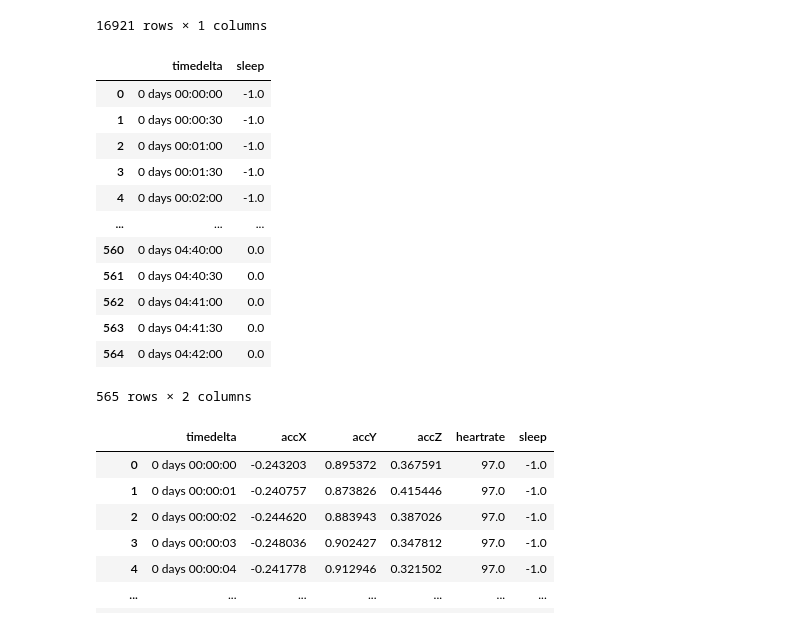
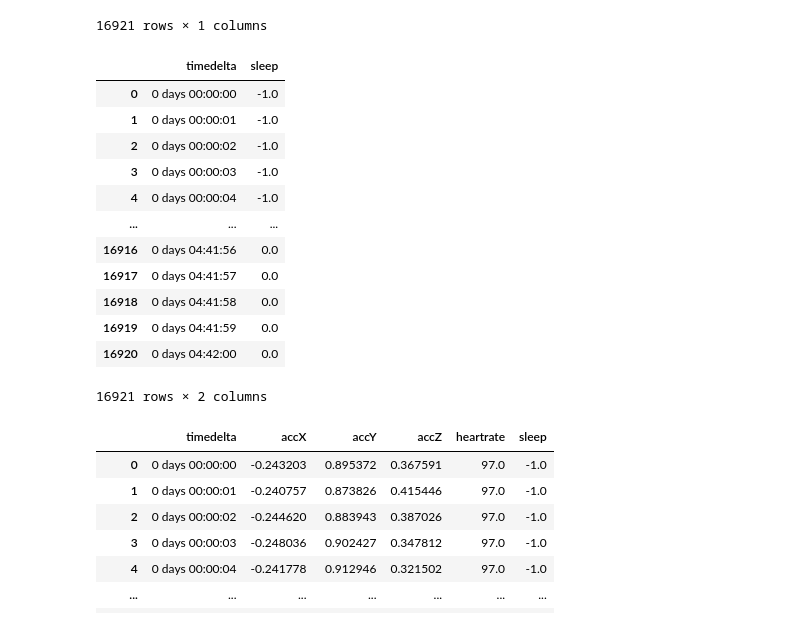
Before and after one commit to Dusadee-Songasornchart/machine_learning, a Jupyter notebook: lab_8/lab_8.ipynb, the cells around one changed output. Cells and saved outputs as stored; diff of their text form; code cells hidden in the pictures.

```diff
--- a/lab_8/lab_8.ipynb
+++ b/lab_8/lab_8.ipynb
@@ -273,23 +277,25 @@ SleepL_new2
 16921 rows × 1 columns
 # %%
 df_SleepL = SleepL_new.groupby('timedelta')['sleep'].mean()
-SleepL_new_2 = pd.concat([df_SleepL], axis=1).reset_index()
+resample_rule = '1s'
+SleepL_new2 = SleepL_new.set_index('timedelta').resample(resample_rule,).median().ffill()
+SleepL_new_2 = pd.concat([SleepL_new2], axis=1).reset_index()
 SleepL_new_2['timedelta'] = SleepL_new_2['timedelta']-SleepL_new_2['timedelta'].min()
 SleepL_new_2
 # %% [output]
 |  | timedelta | sleep |
 | 0 | 0 days 00:00:00 | -1.0 |
-| 1 | 0 days 00:00:30 | -1.0 |
-| 2 | 0 days 00:01:00 | -1.0 |
-| 3 | 0 days 00:01:30 | -1.0 |
-| 4 | 0 days 00:02:00 | -1.0 |
+| 1 | 0 days 00:00:01 | -1.0 |
+| 2 | 0 days 00:00:02 | -1.0 |
+| 3 | 0 days 00:00:03 | -1.0 |
+| 4 | 0 days 00:00:04 | -1.0 |
 | ... | ... | ... |
-| 560 | 0 days 04:40:00 | 0.0 |
-| 561 | 0 days 04:40:30 | 0.0 |
-| 562 | 0 days 04:41:00 | 0.0 |
-| 563 | 0 days 04:41:30 | 0.0 |
-| 564 | 0 days 04:42:00 | 0.0 |
+| 16916 | 0 days 04:41:56 | 0.0 |
+| 16917 | 0 days 04:41:57 | 0.0 |
+| 16918 | 0 days 04:41:58 | 0.0 |
+| 16919 | 0 days 04:41:59 | 0.0 |
+| 16920 | 0 days 04:42:00 | 0.0 |
-565 rows × 2 columns
+16921 rows × 2 columns
 # %%
 # ------------Merge All Data -------------------------------
 df_all = []
```
Also changed, not shown: parts of 4 cells of this notebook, 7 other files.
